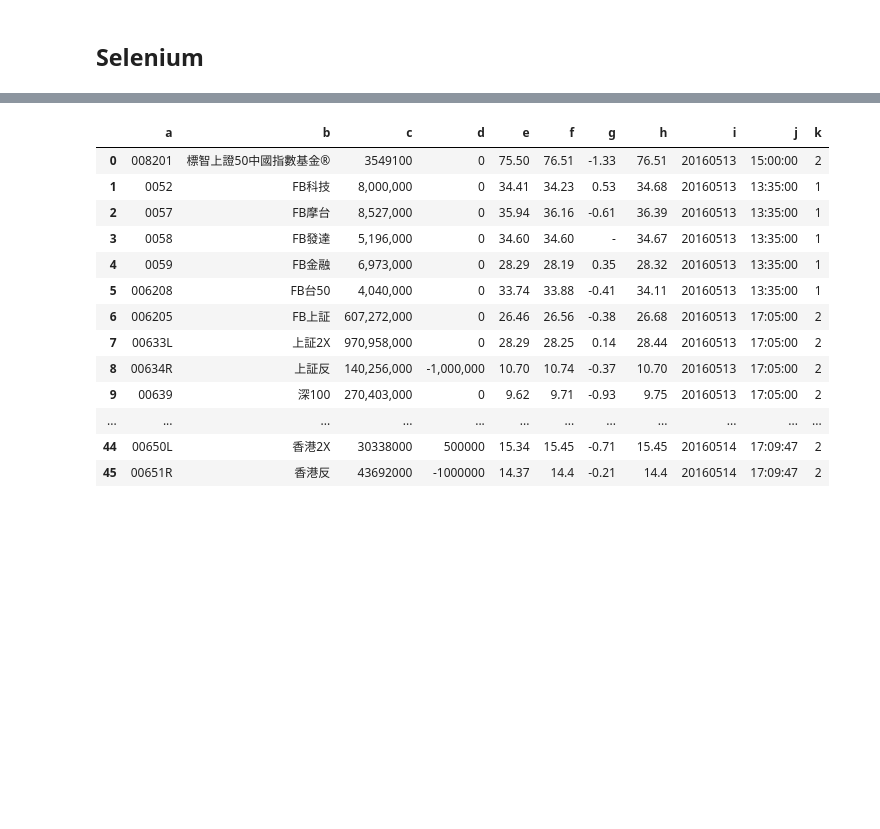
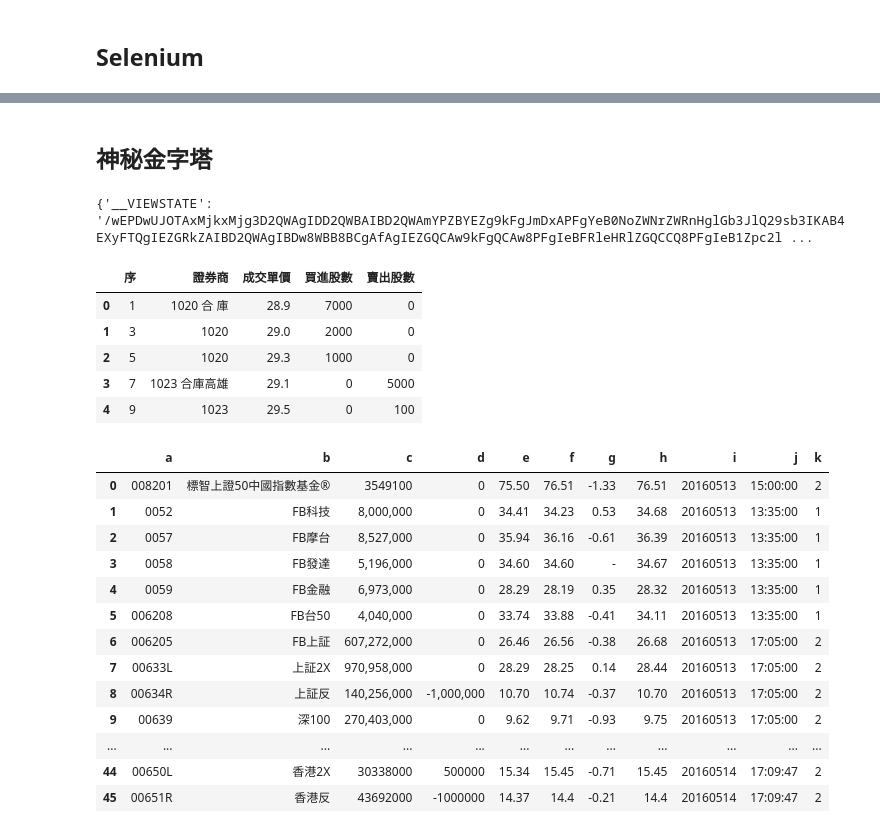
Before and after one commit to ywchiu/pyfinance, a Jupyter notebook: 20160515Demo.ipynb, the cells around one changed output, grey strips where cells are left out. Drawn from its saved outputs; the diff is of its cells as text; code cells hidden in the pictures; blank space fills up the shorter version.

```diff
--- a/20160515Demo.ipynb
+++ b/20160515Demo.ipynb
@@ -635,0 +695,2 @@ driver.close()
+# %% [markdown]
+## 神秘金字塔
@@ -635,0 +703,36 @@ driver.close()
+# %%
+import requests
+from bs4 import BeautifulSoup as bs
+payload = {
+'RadioButton_Normal':'RadioButton_Normal',
+'TextBox_Stkno':'1101',
+#'CaptchaControl1':'VQAFD',
+'btnOK':'查詢'
+}
+rs = requests.session()
+res = rs.get('http://bsr.twse.com.tw/bshtm/bsMenu.aspx')
+soup = bs(res.text)
+for ele in soup.select('input[type==hidden]'):
+    payload[ele['name']] = ele['value']
+print payload
+# %% [output]
+{'__VIEWSTATE': '/wEPDwUJOTAxMjkxMjg3D2QWAgIDD2QWBAIBD2QWAmYPZBYEZg9kFgJmDxAPFgYeB0NoZWNrZWRnHglGb3JlQ29sb3IKAB4EXyFTQgIEZGRkZAIBD2QWAgIBDw8WBB8BCgAfAgIEZGQCAw9kFgQCAw8PFgIeBFRleHRlZGQCCQ8PFgIeB1Zpc2l ...
+# %%
+import requests
+res2 = rs.post('http://bsr.twse.com.tw/bshtm/bsMenu.aspx', data=payload)
+res3 = rs.get('http://bsr.twse.com.tw/bshtm/bsContent.aspx?v=t')
+soup = bs(res3.text)
+dfsall = []
+for tb in soup.select('#table2 table'):
+    #print tb
+    dfs = pd.read_html(tb.prettify('utf-8'), encoding = 'utf-8', header=0)
+    dfsall.append(dfs[0])
+stockdf = pd.concat(dfsall)
+stockdf.head()
+# %% [output]
+|  | 序 | 證券商 | 成交單價 | 買進股數 | 賣出股數 |
+| 0 | 1 | 1020 合 庫 | 28.9 | 7000 | 0 |
+| 1 | 3 | 1020 | 29.0 | 2000 | 0 |
+| 2 | 5 | 1020 | 29.3 | 1000 | 0 |
+| 3 | 7 | 1023 合庫高雄 | 29.1 | 0 | 5000 |
+| 4 | 9 | 1023 | 29.5 | 0 | 100 |
```
Also changed, not shown: parts of 10 cells of this notebook.
